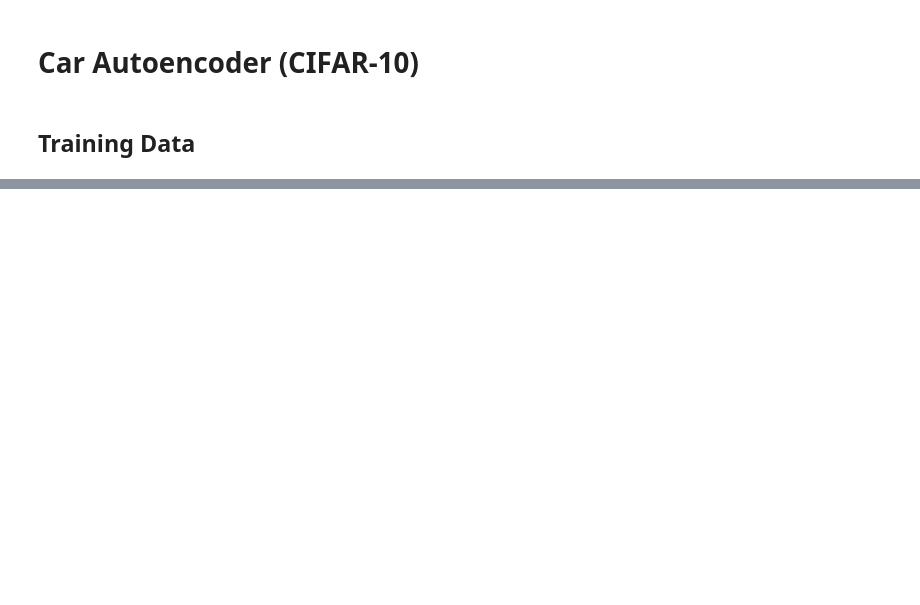
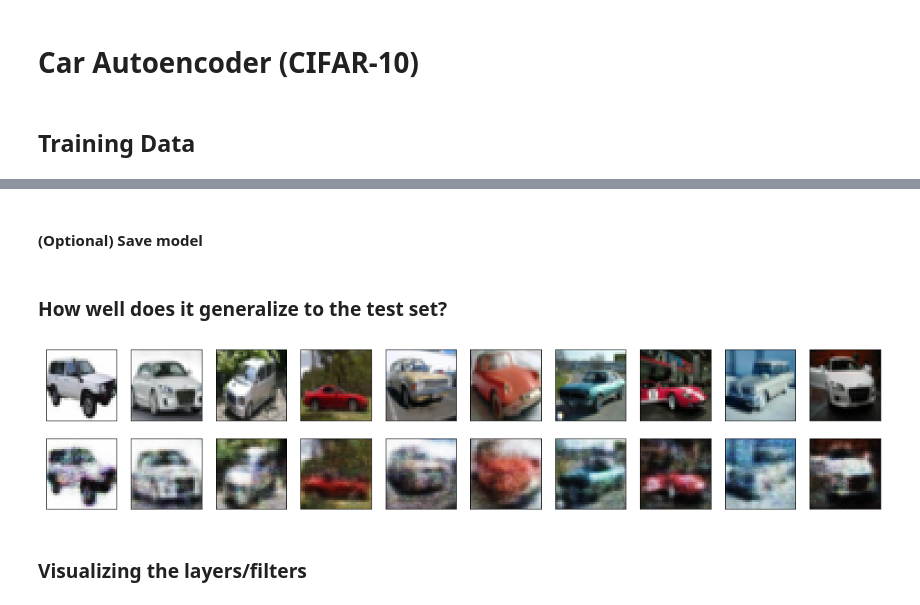
Before and after one commit to vwrj/cat-autoencoder, a Jupyter notebook: Car Autoencoder.ipynb, the cells around one changed output, grey strips where cells are left out. Cells and saved outputs as stored; diff of their text form; code cells hidden in the pictures; blank space fills up the shorter version.

```diff
--- a/Car Autoencoder.ipynb
+++ b/Car Autoencoder.ipynb
@@ -38,0 +79,6 @@ Shape of training data: (12500, 1024)
+# %%
+from image_utils import get_images_train
+
+augmented_car_train = get_images_train('augmented_car_train.npy',
+                             train_dir = '/Users/vwr/augmented_images/',
+                             refresh=True)
@@ -38,0 +91,3 @@ Shape of training data: (12500, 1024)
+# %%
+car_train = np.concatenate((x_train, augmented_car_train), axis = 0)
+print(car_train.shape)
@@ -38,0 +139,8 @@ Shape of training data: (12500, 1024)
+# %%
+
+# train
+autoencoder.fit(car_train, car_train,
+                epochs=60,
+                batch_size=256,
+                shuffle=True,
+                )
@@ -38,0 +166,2 @@ Shape of training data: (12500, 1024)
+# %% [markdown]
+#### (Optional) Save model
@@ -38,0 +170,28 @@ Shape of training data: (12500, 1024)
+# %% [markdown]
+### How well does it generalize to the test set?
+# %%
+decoded_imgs = autoencoder.predict(x_test)
+
+n = 10  # the number of panels to display
+plt.figure(figsize=(20, 4))
+for i in range(n):
+    # 50
+    index = i + 50
+    # display original
+    ax = plt.subplot(2, n, i + 1)
+    plt.imshow(x_test[index].reshape(IMG_SIZE, IMG_SIZE, 3))
+    plt.gray()
+    ax.get_xaxis().set_visible(False)
+    ax.get_yaxis().set_visible(False)
+
+    # display reconstruction
+    ax = plt.subplot(2, n, i + 1 + n)
+    plt.imshow(decoded_imgs[index].reshape(IMG_SIZE, IMG_SIZE, 3))
+    plt.gray()
+    ax.get_xaxis().set_visible(False)
+    ax.get_yaxis().set_visible(False)
+plt.show()
+# %% [output]
+[figure, added]
+# %% [markdown]
+### Visualizing the layers/filters
```
Also changed, not shown: parts of 15 cells of this notebook, 3 other files.
